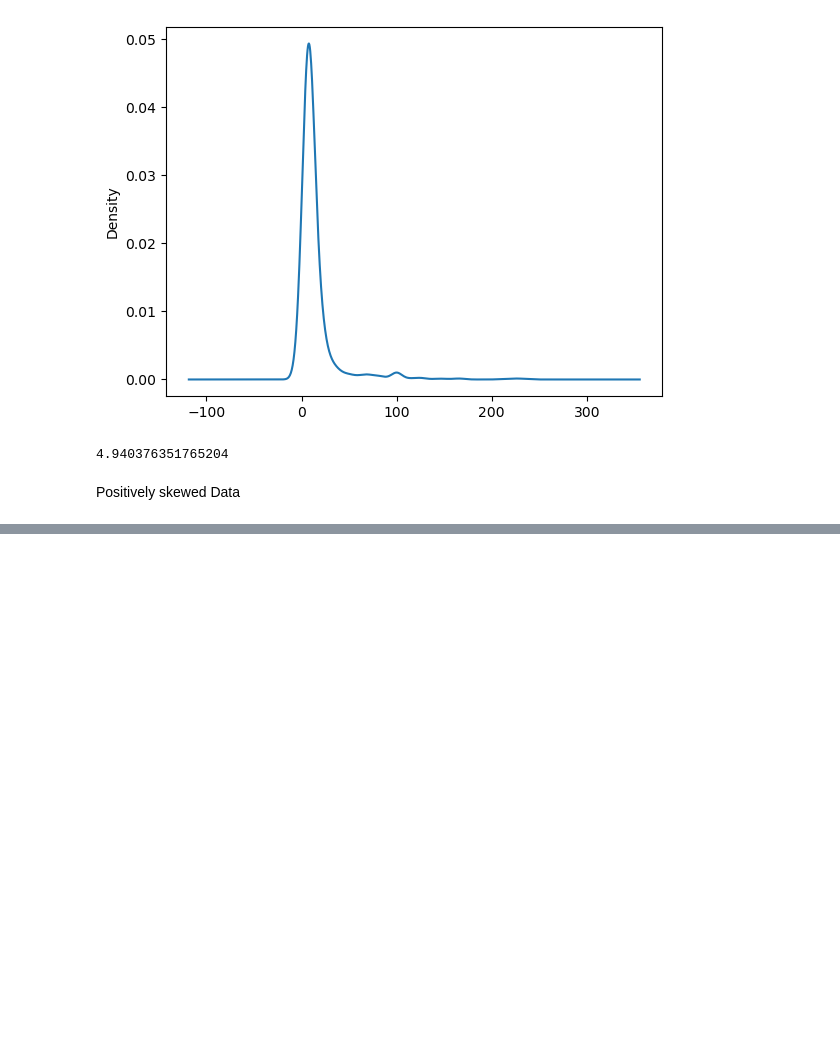
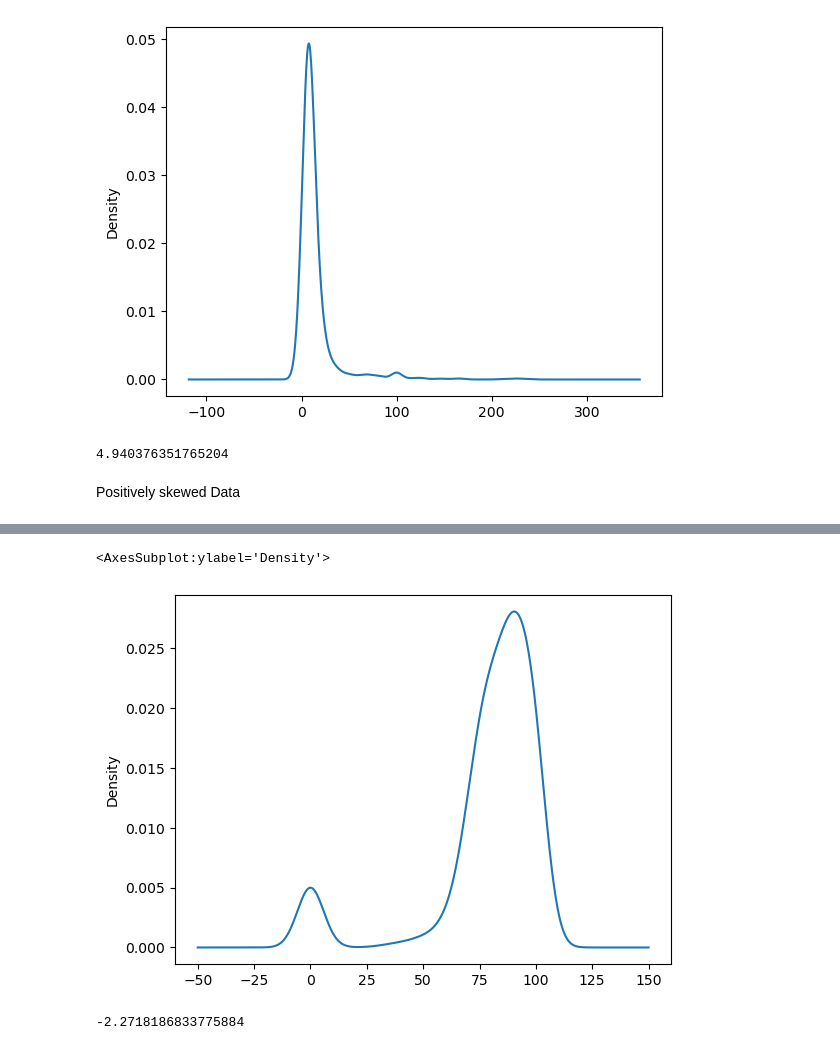
Before and after one commit to MahbubHossainFaisal/Exploratory_Data_Analysis_on_Superheroes, a Jupyter notebook: EDA/Exploratory_data_analysis.ipynb, the cells around one changed output, grey strips where cells are left out. Drawn from its saved outputs; the diff is of its cells as text; code cells hidden in the pictures; blank space fills up the shorter version.

```diff
--- a/EDA/Exploratory_data_analysis.ipynb
+++ b/EDA/Exploratory_data_analysis.ipynb
@@ -174,0 +196,9 @@ This boxplot is treating other values like out liers which are above 2
+# %%
+sups['intelligence_score'].plot(kind='kde')
+# %% [output]
+<AxesSubplot:ylabel='Density'>
+[figure, added]
+# %%
+sups['intelligence_score'].skew()
+# %% [output]
+-2.2718186833775884
```
Also changed, not shown: parts of 45 cells of this notebook.
